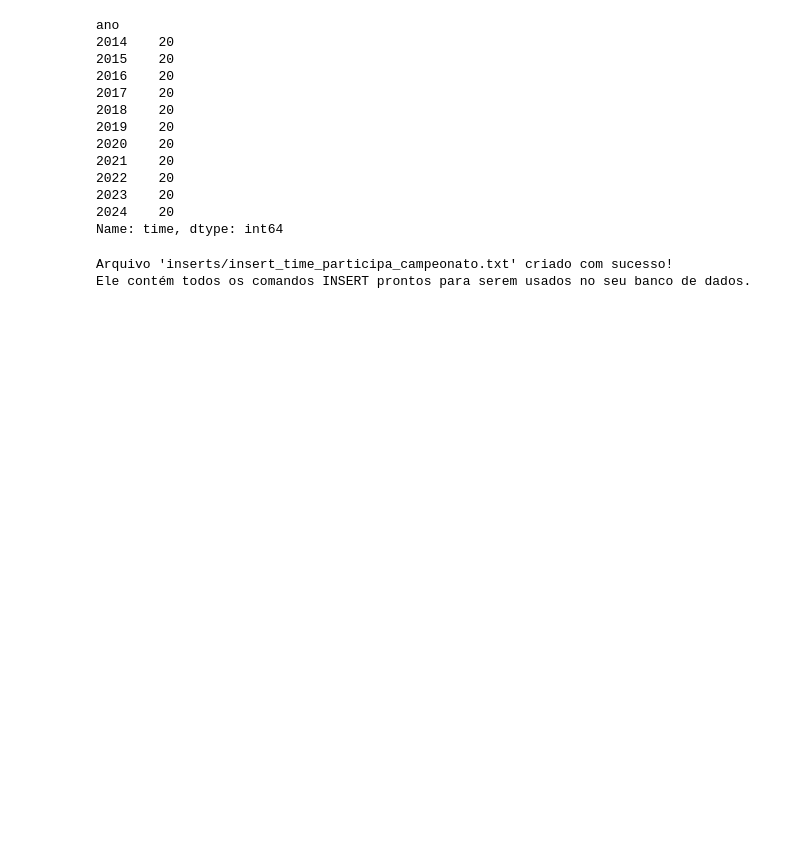
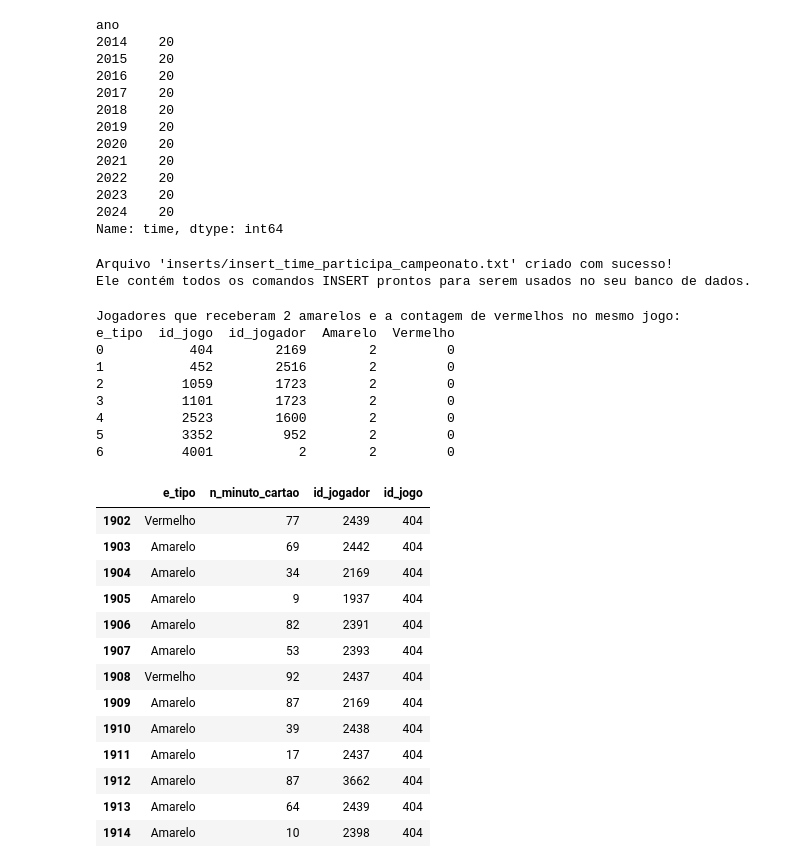
Before and after one commit to ArtOliv/Futebol-web-application, a Jupyter notebook: Data-base/pre_processamento.ipynb, the cells around one changed output. Drawn from its saved outputs; the diff is of its cells as text; code cells hidden in the pictures; blank space fills up the shorter version.

```diff
--- a/Data-base/pre_processamento.ipynb
+++ b/Data-base/pre_processamento.ipynb
@@ -563,3 +561,52 @@ except Exception as e:
 # %% [output]
 Arquivo 'inserts/insert_time_participa_campeonato.txt' criado com sucesso!
 Ele contém todos os comandos INSERT prontos para serem usados no seu banco de dados.
+# %%
+# 1. Agrupar por jogo e jogador e contar os tipos de cartões para cada um
+contagem_por_tipo = df_cartoes.groupby(['id_jogo', 'id_jogador'])['e_tipo'].value_counts().unstack(fill_value=0)
+
+# 2. Filtrar pelos jogadores que tiveram exatamente 2 cartões amarelos
+# Verificamos se a coluna 'Amarelo' existe antes de filtrar para evitar erros
+if 'Amarelo' in contagem_por_tipo.columns:
+    resultado = contagem_por_tipo[contagem_por_tipo['Amarelo'] == 2]
+else:
+    # Se ninguém tomou cartão amarelo, o resultado é um DataFrame vazio
+    resultado = pd.DataFrame()
+
+# 3. Garantir que a coluna 'Vermelho' exista no resultado final, preenchendo com 0 se necessário
+if 'Vermelho' not in resultado.columns:
+    resultado['Vermelho'] = 0
+
+# 4. Exibir o resultado final com as colunas de interesse
+if resultado.empty:
+    print("Nenhum jogador foi encontrado com exatamente 2 cartões amarelos no mesmo jogo.")
+else:
+    print("Jogadores que receberam 2 amarelos e a contagem de vermelhos no mesmo jogo:")
+    # Selecionamos e reordenamos as colunas para uma melhor visualização
+    print(resultado[['Amarelo', 'Vermelho']].reset_index())
+
+display(df_cartoes[df_cartoes["id_jogo"] == 404])
+# %% [output]
+Jogadores que receberam 2 amarelos e a contagem de vermelhos no mesmo jogo:
+e_tipo  id_jogo  id_jogador  Amarelo  Vermelho
+0           404        2169        2         0
+1           452        2516        2         0
+2          1059        1723        2         0
+3          1101        1723        2         0
+4          2523        1600        2         0
+5          3352         952        2         0
+6          4001           2        2         0
+|  | e_tipo | n_minuto_cartao | id_jogador | id_jogo |
+| 1902 | Vermelho | 77 | 2439 | 404 |
+| 1903 | Amarelo | 69 | 2442 | 404 |
+| 1904 | Amarelo | 34 | 2169 | 404 |
+| 1905 | Amarelo | 9 | 1937 | 404 |
+| 1906 | Amarelo | 82 | 2391 | 404 |
+| 1907 | Amarelo | 53 | 2393 | 404 |
+| 1908 | Vermelho | 92 | 2437 | 404 |
+| 1909 | Amarelo | 87 | 2169 | 404 |
+| 1910 | Amarelo | 39 | 2438 | 404 |
+| 1911 | Amarelo | 17 | 2437 | 404 |
+| 1912 | Amarelo | 87 | 3662 | 404 |
+| 1913 | Amarelo | 64 | 2439 | 404 |
+| 1914 | Amarelo | 10 | 2398 | 404 |
```
Also changed, not shown: parts of 8 cells of this notebook, 27 other files.
